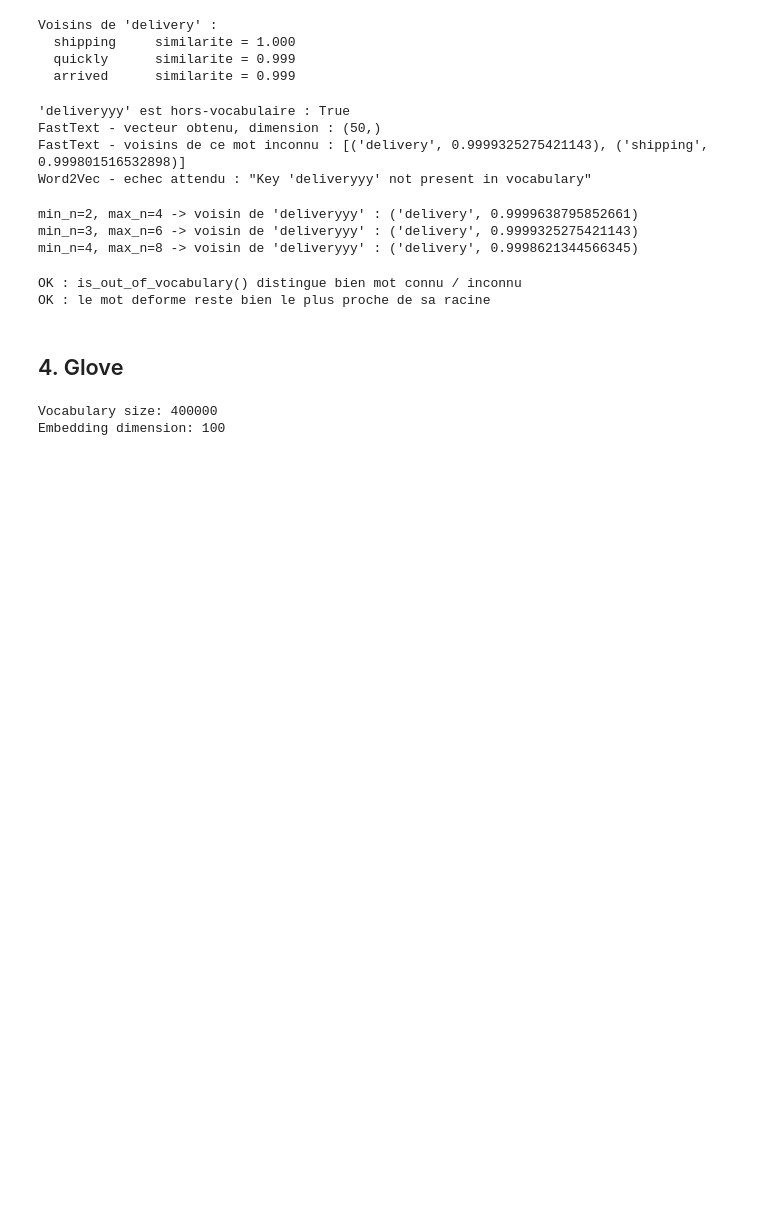
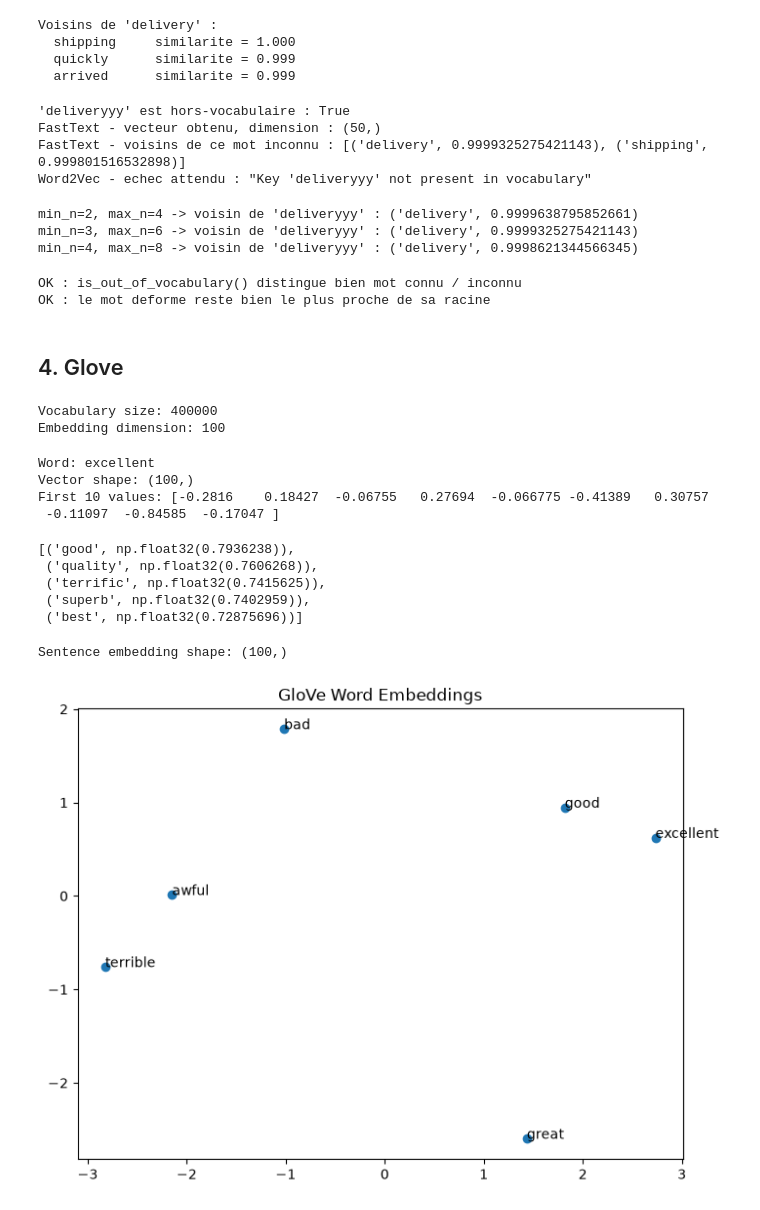
Before and after one commit to Steeve-Rodrigue/sentiment-analysis-platform, a Jupyter notebook: notebooks/embeddings.ipynb, the cells around one changed output. Drawn from its saved outputs; the diff is of its cells as text; code cells hidden in the pictures; blank space fills up the shorter version.

Commit message:
feat : second try of glove

```diff
--- a/notebooks/embeddings.ipynb
+++ b/notebooks/embeddings.ipynb
@@ -486,3 +486,76 @@ print(f"Embedding dimension: {len(next(iter(glove.values())))}")
 # %% [output]
 Vocabulary size: 400000
 Embedding dimension: 100
+# %%
+word = "excellent"
+
+vector = glove[word]
+
+print("Word:", word)
+print("Vector shape:", vector.shape)
+print("First 10 values:", vector[:10])
+# %% [output]
+Word: excellent
+Vector shape: (100,)
+First 10 values: [-0.2816    0.18427  -0.06755   0.27694  -0.066775 -0.41389   0.30757
+ -0.11097  -0.84585  -0.17047 ]
+# %%
+from sklearn.metrics.pairwise import cosine_similarity
+
+
+def most_similar(word, embeddings, top_n=5):
+    target = embeddings[word].reshape(1, -1)
+
+    words = list(embeddings.keys())
+    matrix = np.array([embeddings[w] for w in words])
+
+    similarities = cosine_similarity(target, matrix)[0]
+    indices = np.argsort(similarities)[::-1][1 : top_n + 1]
+
+    return [(words[i], similarities[i]) for i in indices]
+
+
+most_similar("excellent", glove)
+# %% [output]
+[('good', np.float32(0.7936238)),
+ ('quality', np.float32(0.7606268)),
+ ('terrific', np.float32(0.7415625)),
+ ('superb', np.float32(0.7402959)),
+ ('best', np.float32(0.72875696))]
+# %%
+def sentence_embedding(tokens, embeddings):
+    vectors = [embeddings[token] for token in tokens if token in embeddings]
+
+    if not vectors:
+        return np.zeros(len(next(iter(embeddings.values()))))
+
+    return np.mean(vectors, axis=0)
+
+
+tokens = ["the", "product", "is", "excellent"]
+
+sentence_vector = sentence_embedding(tokens, glove)
+
+print("Sentence embedding shape:", sentence_vector.shape)
+# %% [output]
+Sentence embedding shape: (100,)
+# %%
+import matplotlib.pyplot as plt
+from sklearn.decomposition import PCA
+
+words = ["good", "great", "excellent", "bad", "terrible", "awful"]
+
+vectors = np.array([glove[word] for word in words])
+
+coords = PCA(n_components=2).fit_transform(vectors)
+
+plt.figure(figsize=(8, 6))
+plt.scatter(coords[:, 0], coords[:, 1])
+
+for i, word in enumerate(words):
+    plt.annotate(word, coords[i])
+
+plt.title("GloVe Word Embeddings")
+plt.show()
+# %% [output]
+[figure, added]
```
Also changed, not shown: parts of 1 cell of this notebook, 2 other files.
